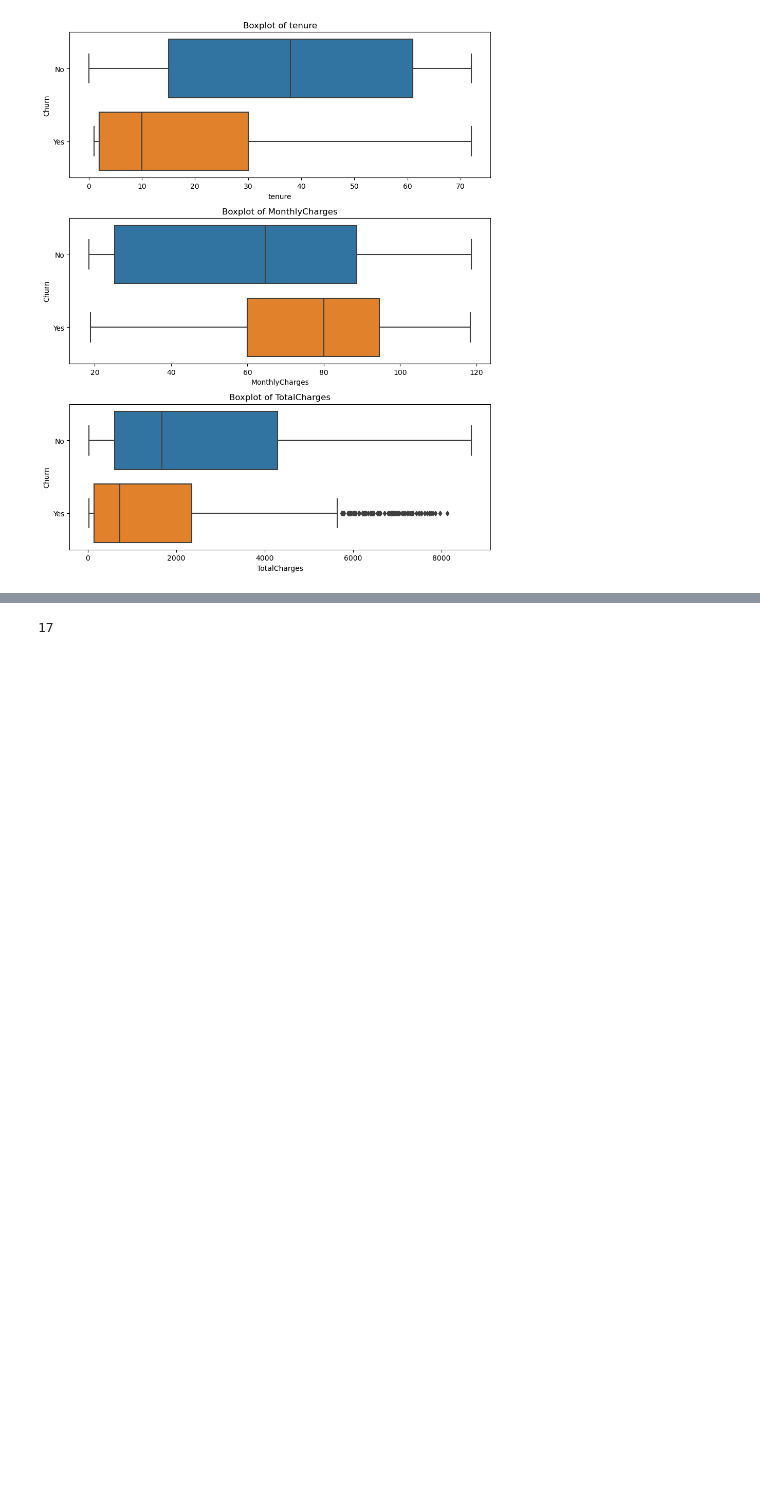
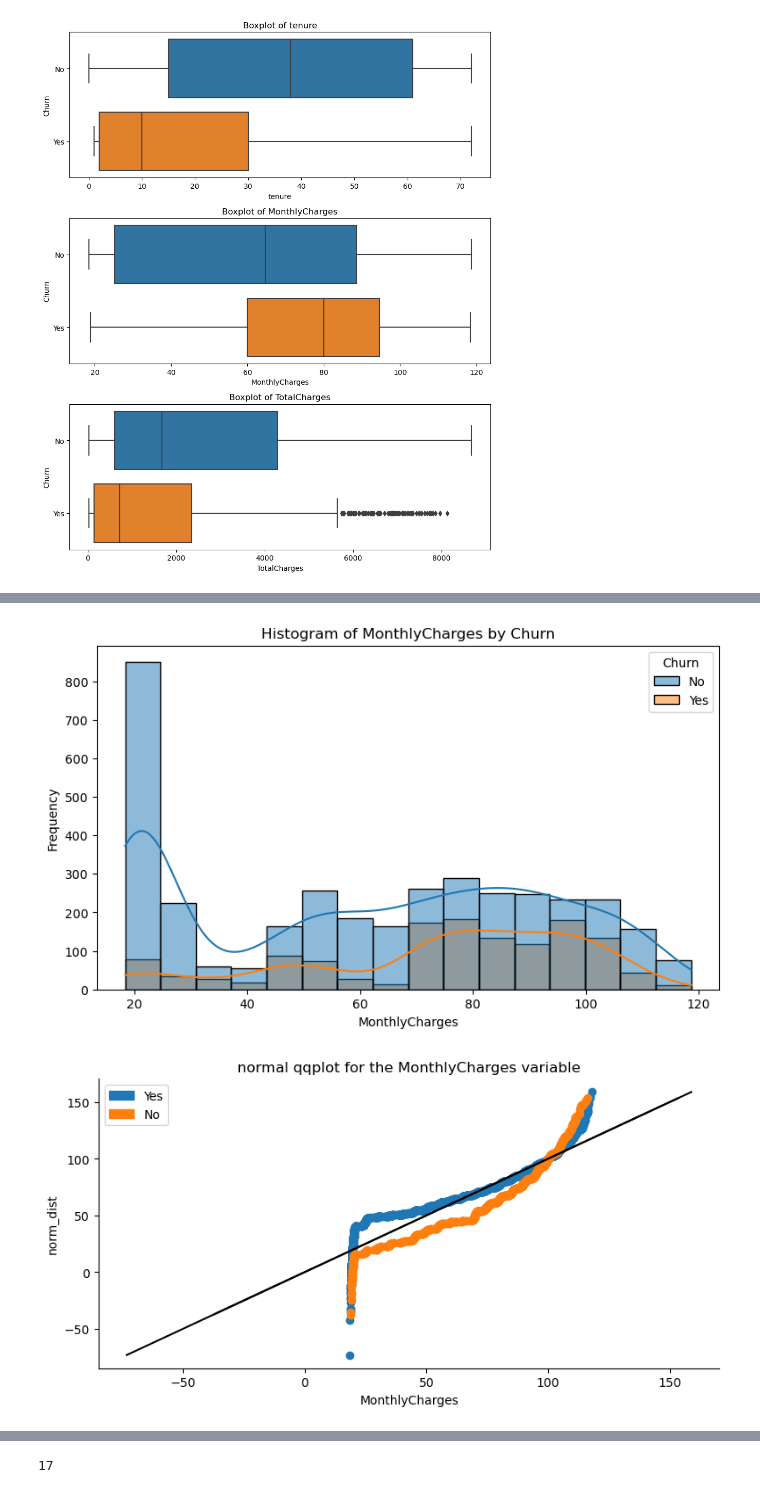
Before and after one commit to modelMaestroSolo/Customer_churn_classification, a Jupyter notebook: Customer_Churn_Classifier.ipynb, the cells around one changed output, grey strips where cells are left out. Saved outputs shown, nothing was run; the diff lists cells and outputs as text; code cells hidden in the pictures; blank space fills up the shorter version.

```diff
--- a/Customer_Churn_Classifier.ipynb
+++ b/Customer_Churn_Classifier.ipynb
@@ -633,0 +675,5 @@ Checking the 2 main assumptions of two sample t-tests:
+# %%
+hist_qqplot(var='MonthlyCharges')
+# %% [output]
+[figure, added]
+[figure, added]
```
Also changed, not shown: parts of 34 cells of this notebook.
